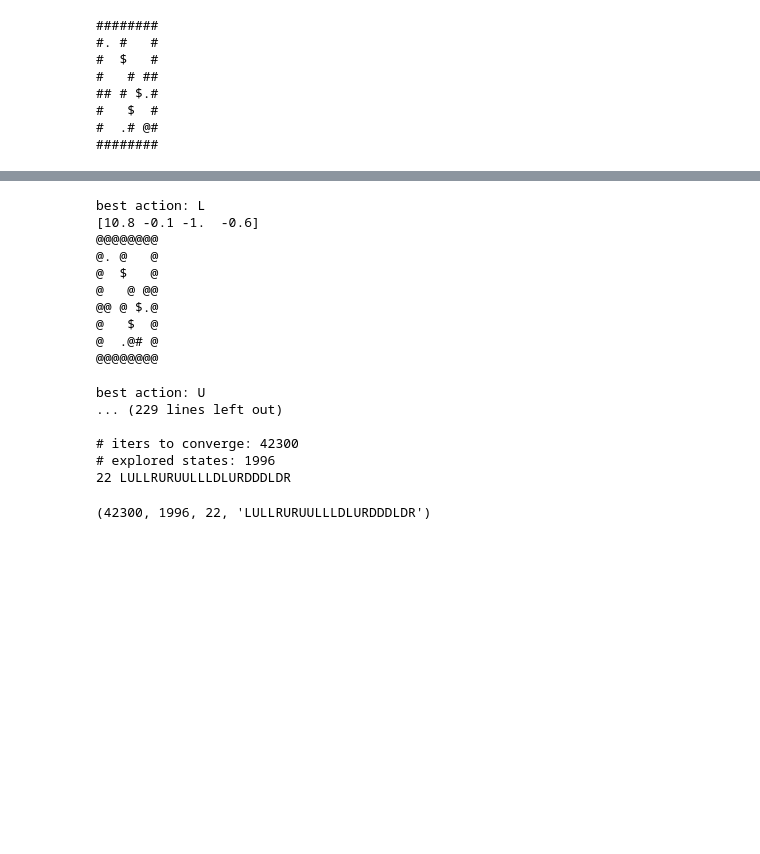
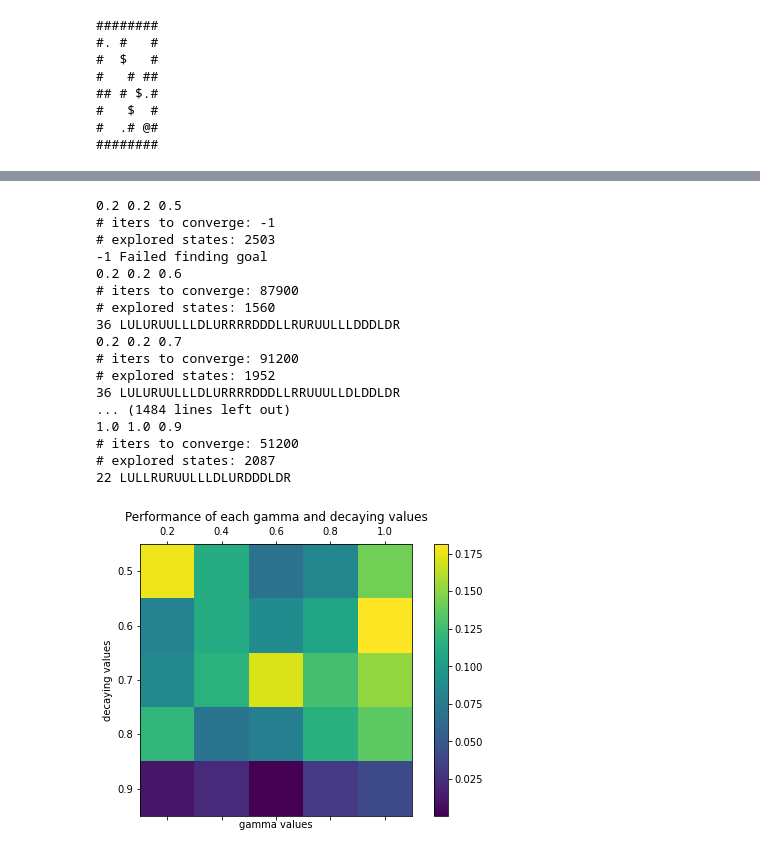
Before and after one commit to sahn93/CS271_Sokoban, a Jupyter notebook: Sokoban_RL.ipynb, the cells around one changed output, grey strips where cells are left out. Cells and saved outputs as stored; diff of their text form; code cells hidden in the pictures; blank space fills up the shorter version.

Commit message:
Add parameter tuning and visualization

```diff
--- a/Sokoban_RL.ipynb
+++ b/Sokoban_RL.ipynb
@@ -211,7 +211,7 @@ class QLearning:
             print(''.join(map(lambda x:symbols[x], r)))
         print()
 # %%
-def solve(input_file, alpha=1.0, gamma=1.0, max_iter=100000, eps=0.9, eps_decay_rate=0.9):
+def solve(input_file, alpha=1.0, gamma=1.0, max_iter=100000, eps=0.9, eps_decay_rate=0.9,printOpt=True):
 
     board_size, walls, boxes, storages, player = read_file(input_file)
     max_step = board_size[0]*board_size[1]*len(boxes)
@@ -222,8 +222,8 @@ def solve(input_file, alpha=1.0, gamma=1.0, max_iter=100000, eps=0.9, eps_decay_
     num_stalls = 0
     num_iters_to_converge = -1
 
-    from tqdm import tqdm
-    for i in tqdm(range(max_iter)):
+    #from tqdm import tqdm
+    for i in range(max_iter):#tqdm(range(max_iter)):
         # Periodic evaluation for early stopping
         if i % 100 == 0:
             nsteps, episode = inference(solver)
@@ -240,7 +240,7 @@ def solve(input_file, alpha=1.0, gamma=1.0, max_iter=100000, eps=0.9, eps_decay_
         solver.Q[solver.state][action] = solver.Q[solver.state][action] + alpha*(reward + gamma*np.amax(solver.Q[next_state]) - solver.Q[solver.state][action])
         solver.updateState(next_state)
 
-    length, episode = inference(solver, True)
+    length, episode = inference(solver, printOpt)
     print(f"# iters to converge: {num_iters_to_converge}")
     print(f"# explored states: {len(solver.Q)}")
     print(f"{length} {episode}")
@@ -289,21 +274,24 @@ best action: D
-# %%
-solve('sokoban01.txt')
-# %% [output]
-best action: L
-[10.8 -0.1 -1.  -0.6]
-@@@@@@@@
-@. @   @
-@  $   @
-@   @ @@
-@@ @ $.@
-@   $  @
-@  .@# @
-@@@@@@@@
-
-best action: U
-... (229 lines left out)
-
-# iters to converge: 42300
-# explored states: 1996
-22 LULLRURUULLLDLURDDDLDR
-(42300, 1996, 22, 'LULLRURUULLLDLURDDDLDR')
+# %%
+import numpy as np
+def parameter_tuning(file_name='sokoban01.txt', tuning_step=3):
+    board_size, walls, boxes, storages, player = read_file(file_name)
+    max_step = board_size[0]*board_size[1]*len(boxes)
+    opt_a=[]
+    opt_g=[]
+    opt_eps_d=[]
+    total_performance=[]
+    for i in range(0,tuning_step):
+        performance = {}
+        for alpha in np.arange(0.2, 1.1, 0.2):
+            for gamma in np.arange(0.2,1.1,0.2):
+                for eps_decay_rate in np.arange(0.5,1,0.1):
+                    alpha = round(alpha,2) ;gamma = round(gamma,2) ; eps_decay_rate = round(eps_decay_rate,2)
+                    print(alpha,gamma,eps_decay_rate)
+                    num_step, len_q , len_move, _ = solve(file_name,alpha=alpha, gamma=gamma, eps_decay_rate=eps_decay_rate,printOpt=False)
+                    performance[alpha,gamma,eps_decay_rate] = [num_step, len_q, len_move]
+        total_performance.append(performance)
+        opt_alpha, opt_gamma, opt_eps_decay_rate = [k for k, v in sorted(performance.items(), key=lambda item: (item[1][2],item[1][0],item[1][1])) if v[-1] != -1][0]
+        opt_a.append(opt_alpha)
+        opt_g.append(opt_gamma)
+        opt_eps_d.append(opt_eps_decay_rate)
+    return total_performance, opt_a, opt_g, opt_eps_d
@@ -309,0 +344,23 @@ best action: U
+# %%
+file_name = 'sokoban01.txt'
+t_performance, opt_a, opt_g, opt_eps_d = parameter_tuning(file_name=file_name)
+visualize_param_tuning('sokoban01.txt',t_performance[0],'alpha',np.median(opt_a))
+# %% [output]
+0.2 0.2 0.5
+# iters to converge: -1
+# explored states: 2503
+-1 Failed finding goal
+0.2 0.2 0.6
+# iters to converge: 87900
+# explored states: 1560
+36 LULURUULLLDLURRRRDDDLLRURUULLLDDDLDR
+0.2 0.2 0.7
+# iters to converge: 91200
+# explored states: 1952
+36 LULURUULLLDLURRRRDDDLLRRUUULLDLDDLDR
+... (1484 lines left out)
+1.0 1.0 0.9
+# iters to converge: 51200
+# explored states: 2087
+22 LULLRURUULLLDLURDDDLDR
+[figure, added]
```
Also changed, not shown: parts of 2 cells of this notebook.
